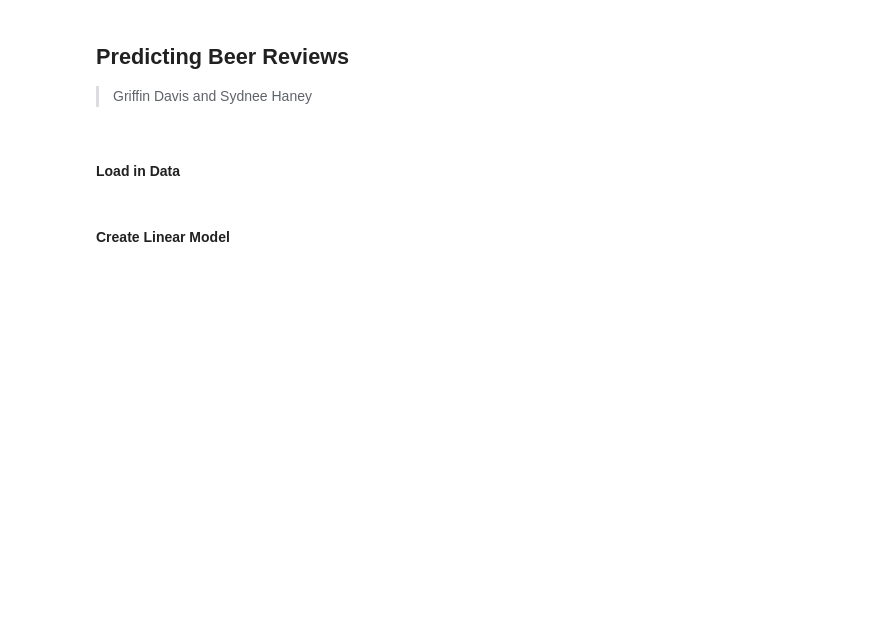
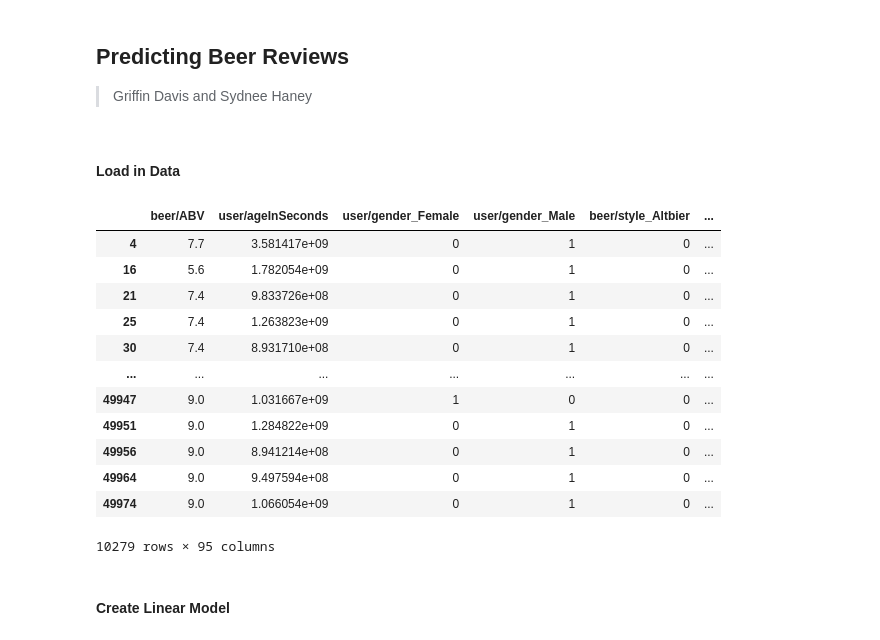
Before and after one commit to davisgriffin/Machine_Learning, a Jupyter notebook: Homework/hw3.ipynb, the cells around one changed output. Drawn from its saved outputs; the diff is of its cells as text; code cells hidden in the pictures; blank space fills up the shorter version.

```diff
--- a/Homework/hw3.ipynb
+++ b/Homework/hw3.ipynb
@@ -11,12 +13,28 @@ from sklearn.linear_model import LinearRegression
 # %%
 fr = open('../Datasets/beer_ratings.json', 'r')
 beer_ratings = pd.read_json(fr, orient='records')
 fr.close()
-X = beer_ratings[['beer/style', 'beer/ABV', 'user/gender', 'user/ageInSeconds']]
-# X['user/ageInSeconds'] = X['user/ageInSeconds'].fillna(0)
-X.loc[pd.isna(X['user/ageInSeconds']), 'user/ageInSeconds'] = 0
+X = beer_ratings[['beer/ABV', 'user/ageInSeconds',
+                  'user/gender', 'beer/style', 'review/overall']]
+X = X.dropna()
+y = X['review/overall']
+X.drop(columns='review/overall', inplace=True)
 X = pd.get_dummies(X)
-y = beer_ratings['review/overall']
-X_train, X_test, y_train, y_test = train_test_split(X, y, test_size=0.2)
+X_train, X_test, y_train, y_test = train_test_split(X, y, test_size=0.2, shuffle=True)
+X
+# %% [output]
+|  | beer/ABV | user/ageInSeconds | user/gender_Female | user/gender_Male | beer/style_Altbier | ... |
+| 4 | 7.7 | 3.581417e+09 | 0 | 1 | 0 | ... |
+| 16 | 5.6 | 1.782054e+09 | 0 | 1 | 0 | ... |
+| 21 | 7.4 | 9.833726e+08 | 0 | 1 | 0 | ... |
+| 25 | 7.4 | 1.263823e+09 | 0 | 1 | 0 | ... |
+| 30 | 7.4 | 8.931710e+08 | 0 | 1 | 0 | ... |
+| ... | ... | ... | ... | ... | ... | ... |
+| 49947 | 9.0 | 1.031667e+09 | 1 | 0 | 0 | ... |
+| 49951 | 9.0 | 1.284822e+09 | 0 | 1 | 0 | ... |
+| 49956 | 9.0 | 8.941214e+08 | 0 | 1 | 0 | ... |
+| 49964 | 9.0 | 9.497594e+08 | 0 | 1 | 0 | ... |
+| 49974 | 9.0 | 1.066054e+09 | 0 | 1 | 0 | ... |
+10279 rows × 95 columns
 # %% [markdown]
 #### Create Linear Model
```
Also changed, not shown: parts of 5 cells of this notebook.
